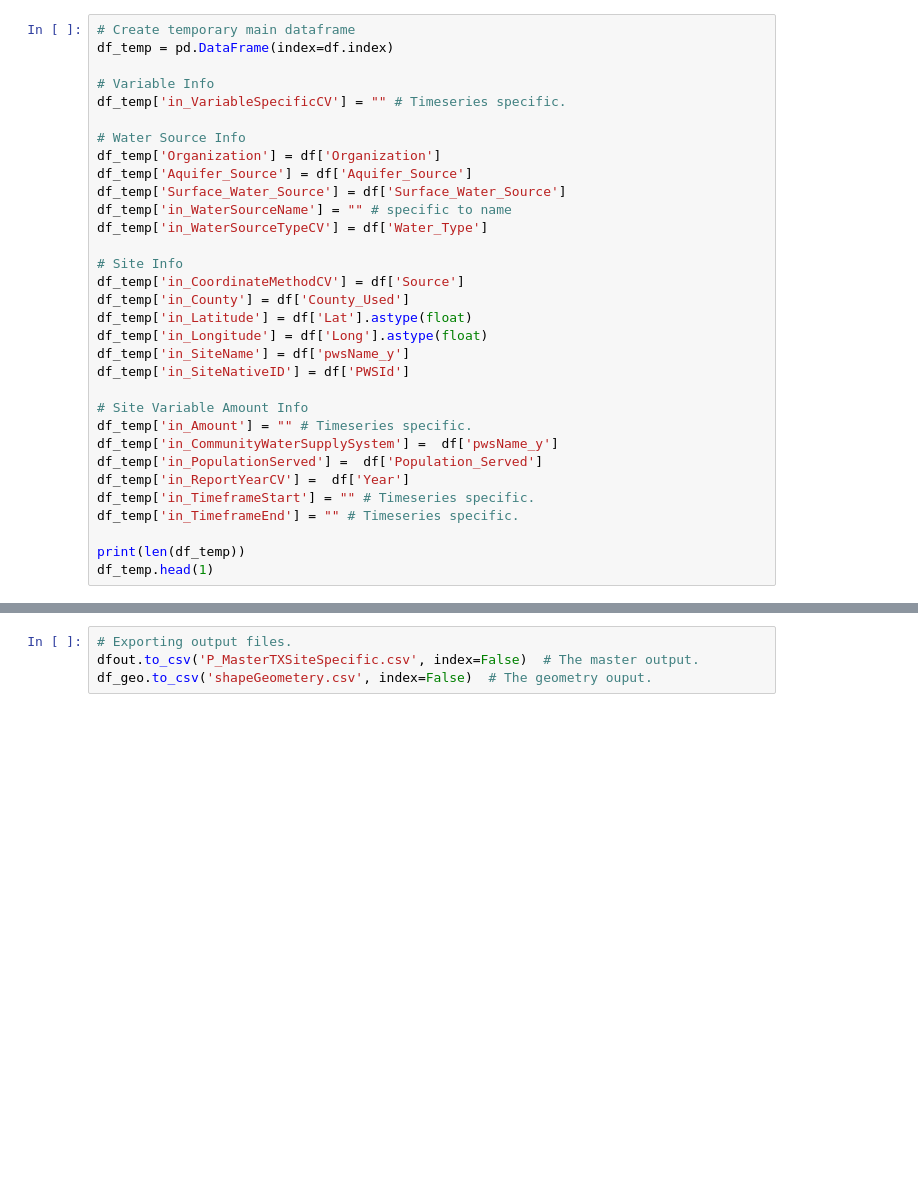
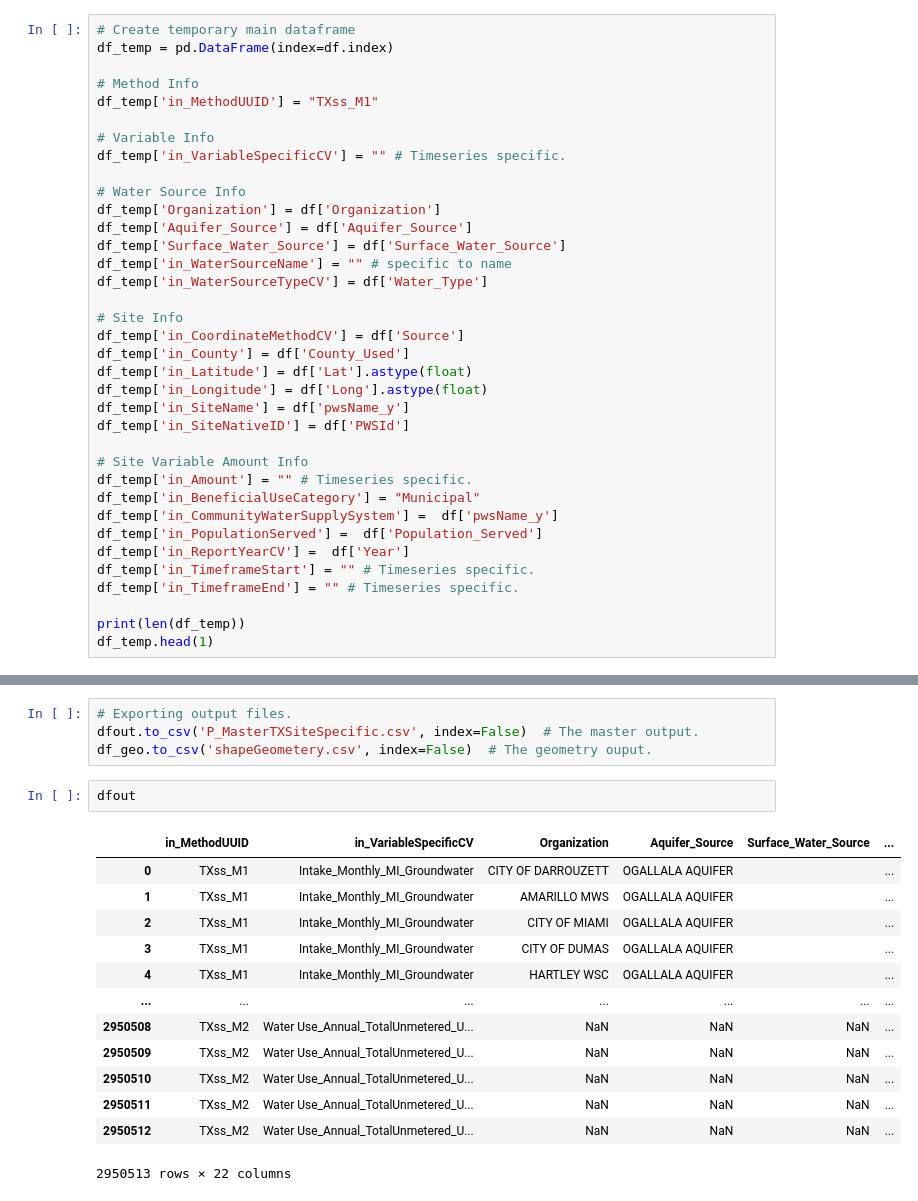
Before and after one commit to WSWCWaterDataExchange/MappingStatesDataToWaDE2.0, a Jupyter notebook: Texas/SiteSpecificAmounts/0_PreProcessTexasSiteSpecificData.ipynb, the cells around one changed output, grey strips where cells are left out. Saved outputs shown, nothing was run; the diff lists cells and outputs as text; blank space fills up the shorter version.

```diff
--- a/Texas/SiteSpecificAmounts/0_PreProcessTexasSiteSpecificData.ipynb
+++ b/Texas/SiteSpecificAmounts/0_PreProcessTexasSiteSpecificData.ipynb
@@ -159,6 +272,9 @@ df['Lat'].unique()
 # %%
 # Create temporary main dataframe
 df_temp = pd.DataFrame(index=df.index)
+
+# Method Info
+df_temp['in_MethodUUID'] = "TXss_M1"
 
 # Variable Info
 df_temp['in_VariableSpecificCV'] = "" # Timeseries specific.
@@ -180,6 +296,7 @@ df_temp['in_SiteNativeID'] = df['PWSId']
 
 # Site Variable Amount Info
 df_temp['in_Amount'] = "" # Timeseries specific.
+df_temp['in_BeneficialUseCategory'] = "Municipal"
 df_temp['in_CommunityWaterSupplySystem'] =  df['pwsName_y']
 df_temp['in_PopulationServed'] =  df['Population_Served']
 df_temp['in_ReportYearCV'] =  df['Year']
@@ -475,3 +1075,19 @@ df_geo.head()
 # Exporting output files.
 dfout.to_csv('P_MasterTXSiteSpecific.csv', index=False)  # The master output.
 df_geo.to_csv('shapeGeometery.csv', index=False)  # The geometry ouput.
+# %%
+dfout
+# %% [output]
+|  | in_MethodUUID | in_VariableSpecificCV | Organization | Aquifer_Source | Surface_Water_Source | ... |
+| 0 | TXss_M1 | Intake_Monthly_MI_Groundwater | CITY OF DARROUZETT | OGALLALA AQUIFER |  | ... |
+| 1 | TXss_M1 | Intake_Monthly_MI_Groundwater | AMARILLO MWS | OGALLALA AQUIFER |  | ... |
+| 2 | TXss_M1 | Intake_Monthly_MI_Groundwater | CITY OF MIAMI | OGALLALA AQUIFER |  | ... |
+| 3 | TXss_M1 | Intake_Monthly_MI_Groundwater | CITY OF DUMAS | OGALLALA AQUIFER |  | ... |
+| 4 | TXss_M1 | Intake_Monthly_MI_Groundwater | HARTLEY WSC | OGALLALA AQUIFER |  | ... |
+| ... | ... | ... | ... | ... | ... | ... |
+| 2950508 | TXss_M2 | Water Use_Annual_TotalUnmetered_U... | NaN | NaN | NaN | ... |
+| 2950509 | TXss_M2 | Water Use_Annual_TotalUnmetered_U... | NaN | NaN | NaN | ... |
+| 2950510 | TXss_M2 | Water Use_Annual_TotalUnmetered_U... | NaN | NaN | NaN | ... |
+| 2950511 | TXss_M2 | Water Use_Annual_TotalUnmetered_U... | NaN | NaN | NaN | ... |
+| 2950512 | TXss_M2 | Water Use_Annual_TotalUnmetered_U... | NaN | NaN | NaN | ... |
+2950513 rows × 22 columns
```
Also changed, not shown: parts of 75 cells of this notebook, 32 other files.
